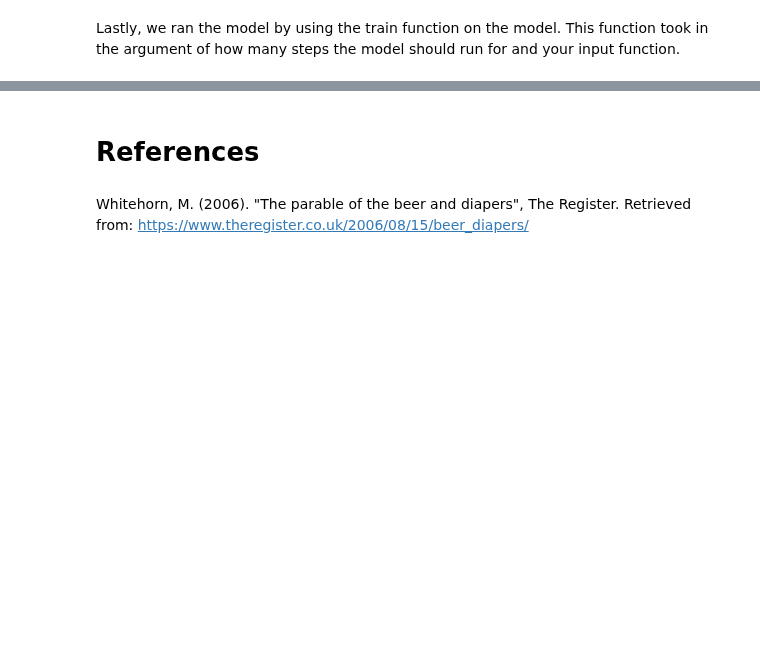
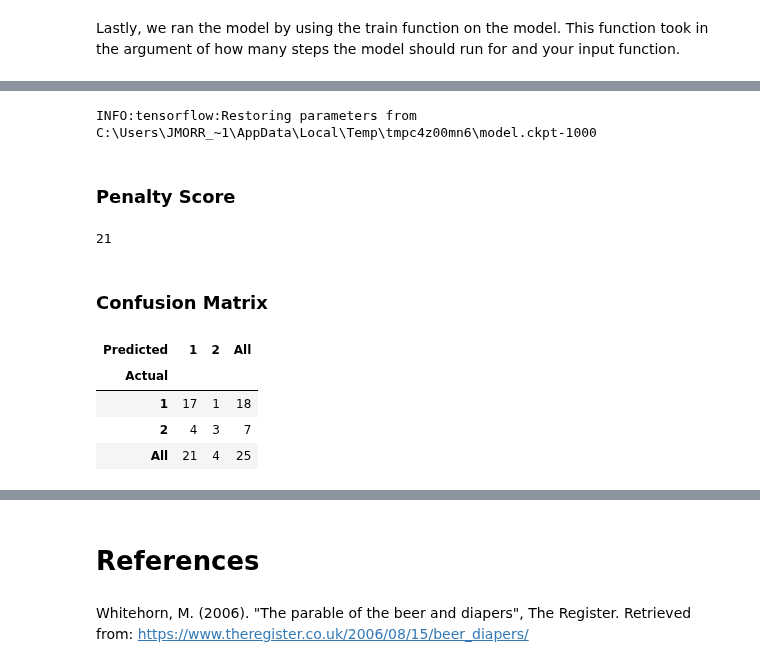
Before and after one commit to jmorrison57/Data-Mining, a Jupyter notebook: German Credit-DNN.ipynb, the cells around one changed output, grey strips where cells are left out. Drawn from its saved outputs; the diff is of its cells as text; code cells hidden in the pictures; blank space fills up the shorter version.

```diff
--- a/German Credit-DNN.ipynb
+++ b/German Credit-DNN.ipynb
@@ -272,2 +296,2 @@ INFO:tensorflow:Loss for final step: 6.985504.
 # %%
-eval_input_func = tf.estimator.inputs.pandas_input_fn(x=X_test,y=y_test,batch_size=10,shuffle=False)
+eval_input_func = tf.estimator.inputs.pandas_input_fn(x=X_test_scaled,y=y_test,batch_size=10,shuffle=False)
@@ -294,0 +318,44 @@ INFO:tensorflow:Saving 'checkpoint_path' summary for global step 500: /tmp/tmp5w
+# %%
+predictions = list(dnn_model.predict(eval_input_func))
+# %% [output]
+INFO:tensorflow:Restoring parameters from C:\Users\JMORR_~1\AppData\Local\Temp\tmpc4z00mn6\model.ckpt-1000
+# %%
+final_preds = []
+for pred in predictions:
+    final_preds.append(pred['class_ids'][0])
+
+test_targets = []
+for y in y_test:
+    test_targets.append(y)
+# %% [markdown]
+### Penalty Score
+# %%
+results = pd.DataFrame({"Predicted Result": final_preds,"Actual Result":test_targets})
+score = 0
+index = 0
+
+for x in results['Actual Result']:
+    if x == 2 and results["Predicted Result"][index] == 1:
+        score = score + 5
+    if x == 1 and results["Predicted Result"][index] == 2:
+        score = score + 1
+    else:
+        score = score + 0
+    index += 1
+score
+# %% [output]
+21
+# %% [markdown]
+### Confusion Matrix
+# %%
+y_actu = pd.Series(test_targets, name='Actual')
+y_pred = pd.Series(final_preds, name='Predicted')
+# %%
+df_confusion = pd.crosstab(y_actu, y_pred, rownames=['Actual'], colnames=['Predicted'], margins=True)
+df_confusion
+# %% [output]
+| Predicted | 1 | 2 | All |
+| Actual |  |  |  |
+| 1 | 17 | 1 | 18 |
+| 2 | 4 | 3 | 7 |
+| All | 21 | 4 | 25 |
```
Also changed, not shown: parts of 31 cells of this notebook, 8 other files.
